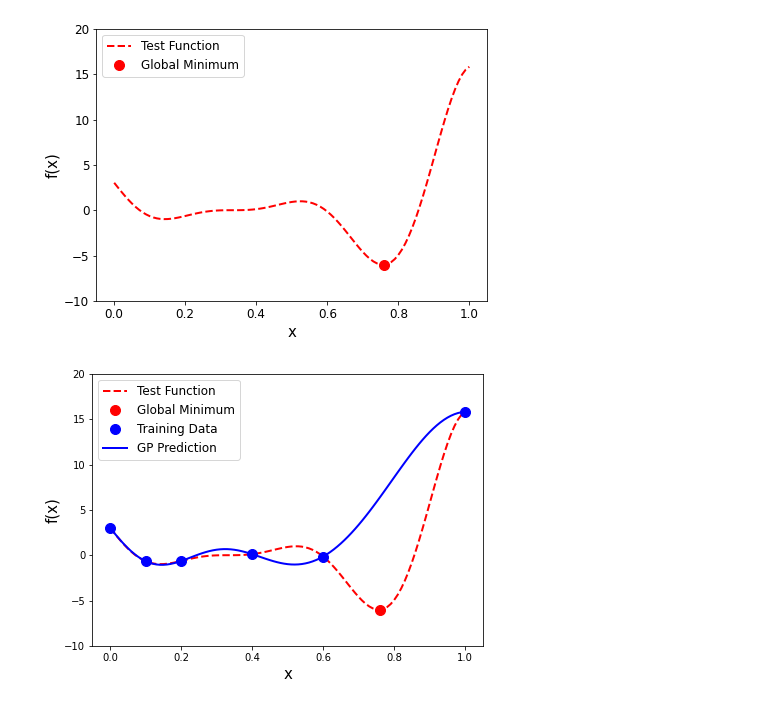
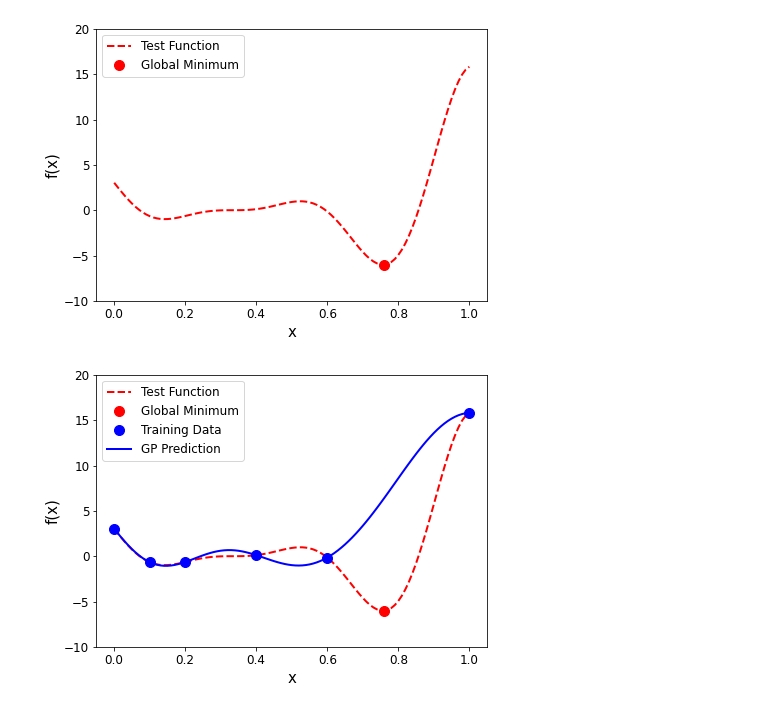
Before and after one commit to ShuaiGuo16/Surrogate_Optimization, a Jupyter notebook: Surrogate_Optimization.ipynb, the cells around one changed output. Cells and saved outputs as stored; diff of their text form; code cells hidden in the pictures.

```diff
--- a/Surrogate_Optimization.ipynb
+++ b/Surrogate_Optimization.ipynb
@@ -52,8 +53,9 @@ y_pred, pred_std = model.predict(X_test.reshape((-1, 1)), return_std=True)
 # %%
 # Check GP prediction accuracy
 ax.plot(X_train,y_train,'bo',markerfacecolor='b',markersize=10,label='Training Data')
 ax.plot(X_test,y_pred,'b-',linewidth=2,label='GP Prediction')
+ax.tick_params(axis='both', which='major', labelsize=12)
 ax.legend(loc="upper left",prop={'size': 12});
 fig
 # %% [output]
-[figure, old version]
+[figure, new version]
```
Also changed, not shown: parts of 5 cells of this notebook.
